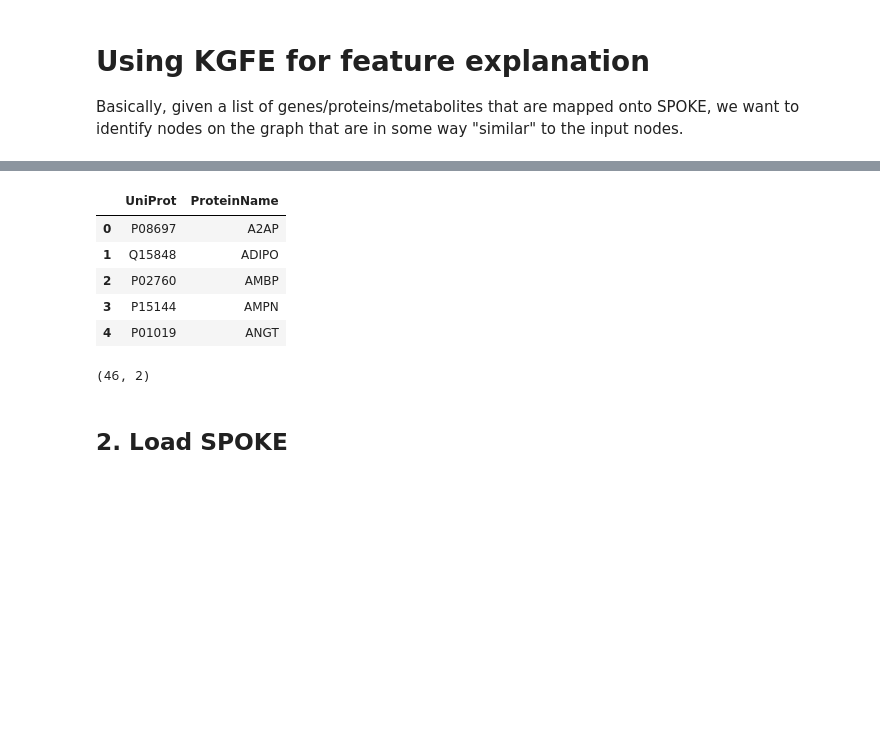
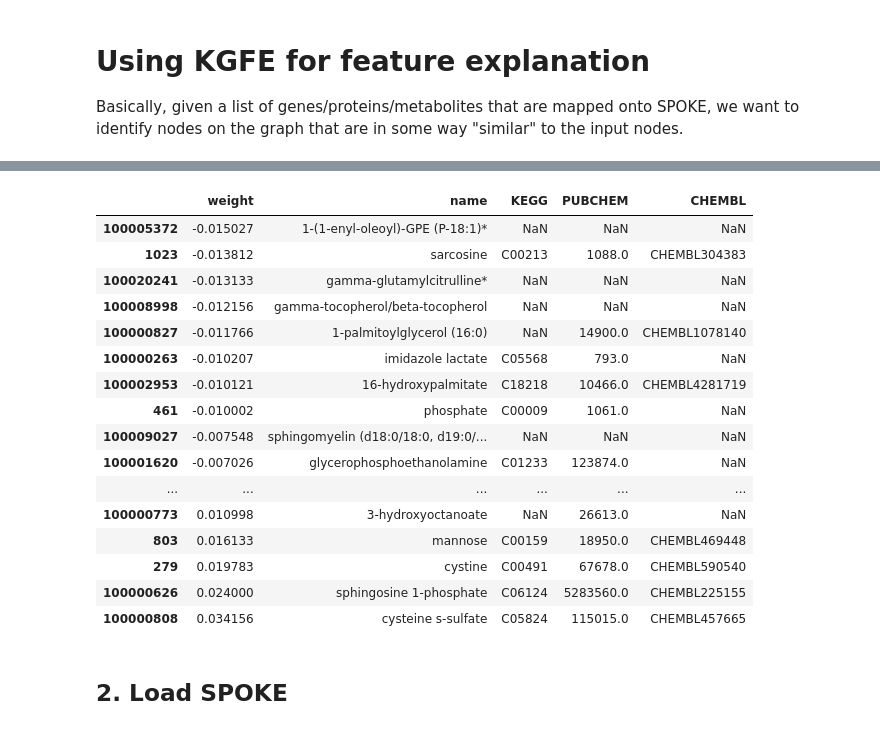
Before and after one commit to yjzhang/kg_feature_engineering, a Jupyter notebook: notebooks/kg_spoke_explanations.ipynb, the cells around one changed output, grey strips where cells are left out. Saved outputs shown, nothing was run; the diff lists cells and outputs as text; code cells hidden in the pictures; blank space fills up the shorter version.

```diff
--- a/notebooks/kg_spoke_explanations.ipynb
+++ b/notebooks/kg_spoke_explanations.ipynb
@@ -15,2 +26,22 @@ top_hba1c_genes = []
+# %%
+mets_data = pd.read_csv('mets_lassocv_hba1c_top_weights.csv', index_col=0)
 # %%
-top_hba1c_metabolite_ids = []
+mets_data
+# %% [output]
+|  | weight | name | KEGG | PUBCHEM | CHEMBL |
+| 100005372 | -0.015027 | 1-(1-enyl-oleoyl)-GPE (P-18:1)* | NaN | NaN | NaN |
+| 1023 | -0.013812 | sarcosine | C00213 | 1088.0 | CHEMBL304383 |
+| 100020241 | -0.013133 | gamma-glutamylcitrulline* | NaN | NaN | NaN |
+| 100008998 | -0.012156 | gamma-tocopherol/beta-tocopherol | NaN | NaN | NaN |
+| 100000827 | -0.011766 | 1-palmitoylglycerol (16:0) | NaN | 14900.0 | CHEMBL1078140 |
+| 100000263 | -0.010207 | imidazole lactate | C05568 | 793.0 | NaN |
+| 100002953 | -0.010121 | 16-hydroxypalmitate | C18218 | 10466.0 | CHEMBL4281719 |
+| 461 | -0.010002 | phosphate | C00009 | 1061.0 | NaN |
+| 100009027 | -0.007548 | sphingomyelin (d18:0/18:0, d19:0/... | NaN | NaN | NaN |
+| 100001620 | -0.007026 | glycerophosphoethanolamine | C01233 | 123874.0 | NaN |
+| ... | ... | ... | ... | ... | ... |
+| 100000773 | 0.010998 | 3-hydroxyoctanoate | NaN | 26613.0 | NaN |
+| 803 | 0.016133 | mannose | C00159 | 18950.0 | CHEMBL469448 |
+| 279 | 0.019783 | cystine | C00491 | 67678.0 | CHEMBL590540 |
+| 100000626 | 0.024000 | sphingosine 1-phosphate | C06124 | 5283560.0 | CHEMBL225155 |
+| 100000808 | 0.034156 | cysteine s-sulfate | C05824 | 115015.0 | CHEMBL457665 |
@@ -19,16 +48,3 @@ data = pd.read_excel('LC_Male_proteins_for_KG.xlsx')
-# %%
-data.head()
-# %% [output]
-|  | UniProt | ProteinName |
-| 0 | P08697 | A2AP |
-| 1 | Q15848 | ADIPO |
-| 2 | P02760 | AMBP |
-| 3 | P15144 | AMPN |
-| 4 | P01019 | ANGT |
-# %%
-data.shape
-# %% [output]
-(46, 2)
 # %% [markdown]
 ## 2. Load SPOKE
 # %%
```
Also changed, not shown: parts of 23 cells of this notebook, 2 other files.
